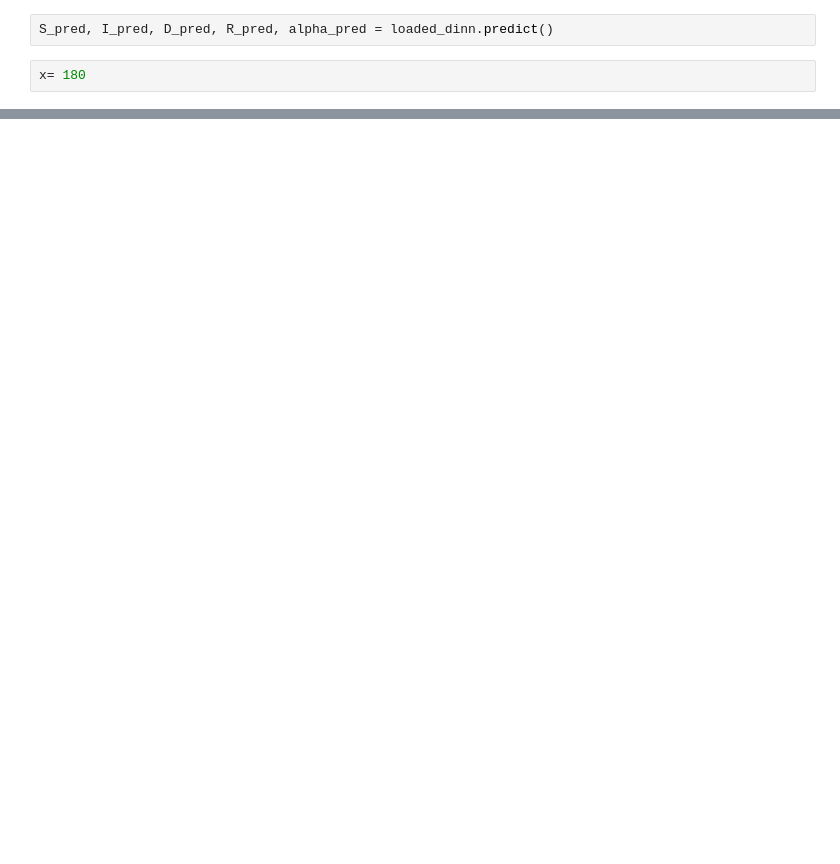
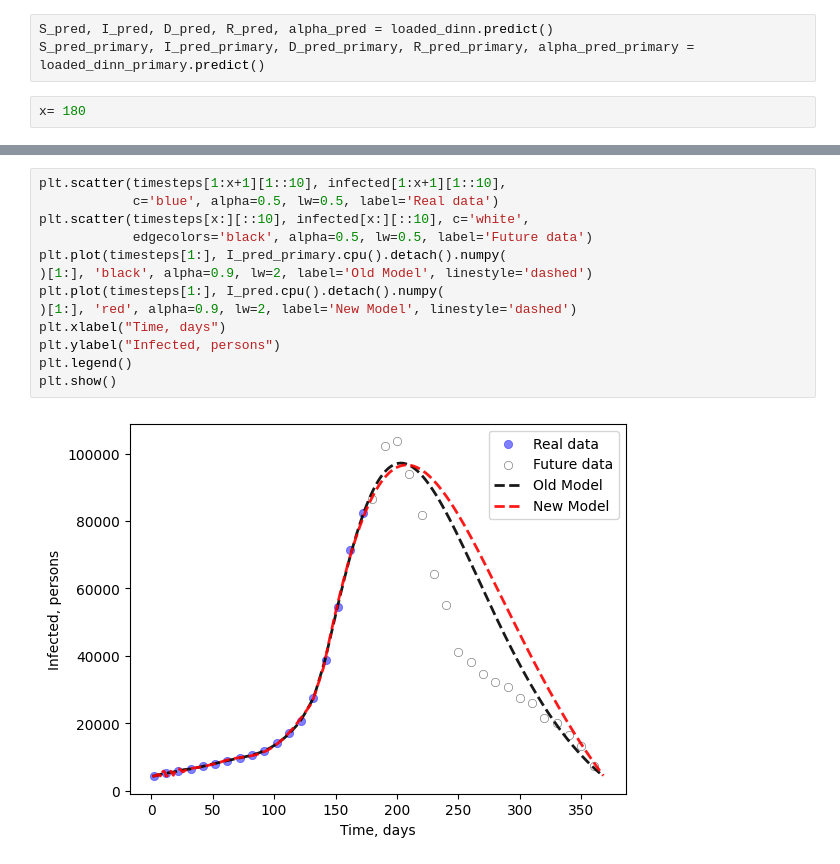
Before and after one commit to blabla9111/PINN_LLM, a Jupyter notebook: notebooks/PINN_test copy.ipynb, the cells around one changed output, grey strips where cells are left out. Saved outputs shown, nothing was run; the diff lists cells and outputs as text; blank space fills up the shorter version.

```diff
--- a/notebooks/PINN_test copy.ipynb
+++ b/notebooks/PINN_test copy.ipynb
@@ -386,5 +374,6 @@ Model loaded from C:/Users/dinara/AppData/Local/Temp/dinn_cuda_03_10.pth
 # %%
 S_pred, I_pred, D_pred, R_pred, alpha_pred = loaded_dinn.predict()
+S_pred_primary, I_pred_primary, D_pred_primary, R_pred_primary, alpha_pred_primary = loaded_dinn_primary.predict()
 # %%
 x= 180
 # %%
@@ -402,0 +392,15 @@ plt.show()
+# %%
+plt.scatter(timesteps[1:x+1][1::10], infected[1:x+1][1::10],
+            c='blue', alpha=0.5, lw=0.5, label='Real data')
+plt.scatter(timesteps[x:][::10], infected[x:][::10], c='white',
+            edgecolors='black', alpha=0.5, lw=0.5, label='Future data')
+plt.plot(timesteps[1:], I_pred_primary.cpu().detach().numpy(
+)[1:], 'black', alpha=0.9, lw=2, label='Old Model', linestyle='dashed')
+plt.plot(timesteps[1:], I_pred.cpu().detach().numpy(
+)[1:], 'red', alpha=0.9, lw=2, label='New Model', linestyle='dashed')
+plt.xlabel("Time, days")
+plt.ylabel("Infected, persons")
+plt.legend()
+plt.show()
+# %% [output]
+[figure, added]
```
Also changed, not shown: parts of 5 cells of this notebook, 11 other files.
